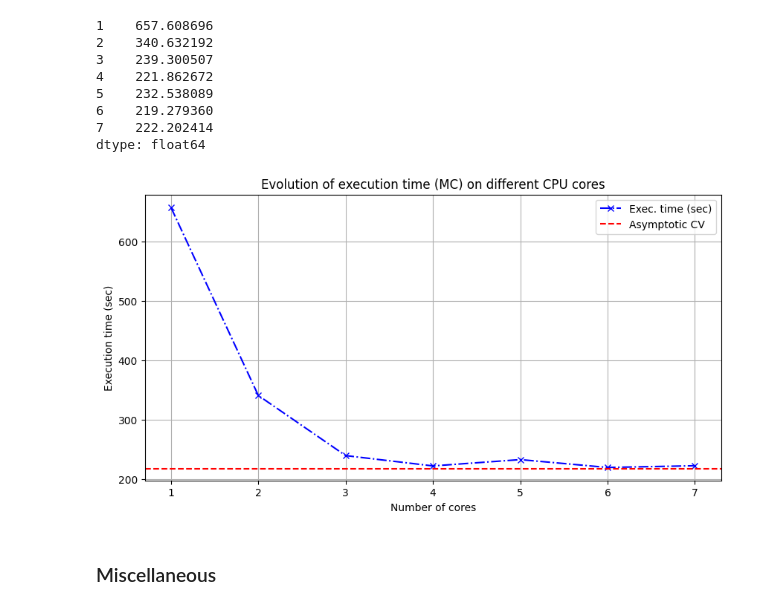
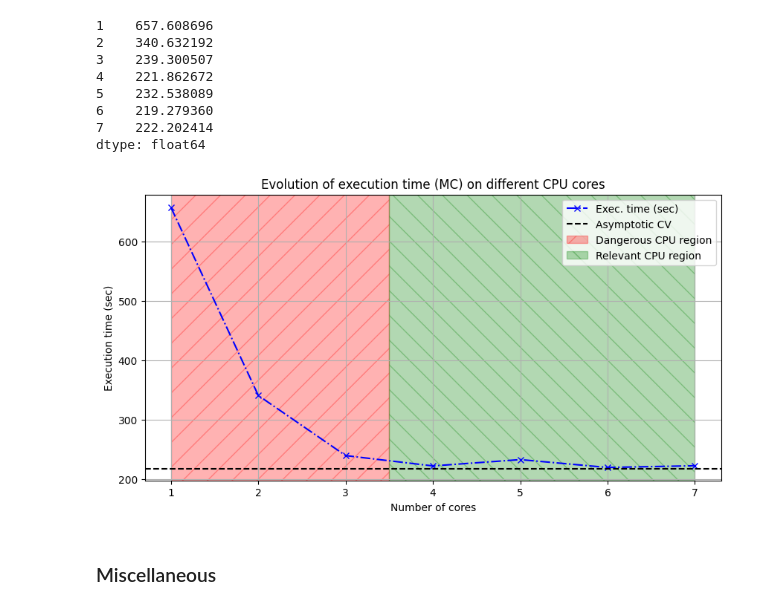
Before and after one commit to lcsrodriguez/CuttingEdge-Milliman, a Jupyter notebook: notebooks/pricers.ipynb, the cells around one changed output. Saved outputs shown, nothing was run; the diff lists cells and outputs as text; code cells hidden in the pictures.

Commit message:
Adding Deprecated warning on old notebook + Adding hatch on CPU regions

```diff
--- a/notebooks/pricers.ipynb
+++ b/notebooks/pricers.ipynb
@@ -177,9 +177,15 @@ Waiting 5
 Waiting 6
 ----> 7 cores:   222.20241403579712
 # %%
-# Retrieving execution time by number of cores
-d = pd.Series(d)
-d.to_pickle("../export/PARALLEL_MC_EXEC-TIMES.pkl")
+# SECURITY TRIGGER
+PERFORM_SIMULATION = False
+
+if PERFORM_SIMULATION:
+    # Retrieving execution time by number of cores
+    d = pd.Series(d)
+    d.to_pickle("../export/PARALLEL_MC_EXEC-TIMES.pkl")
+else:
+    d = pd.read_pickle("../export/PARALLEL_MC_EXEC-TIMES.pkl")
 d
 # %% [output]
 1    657.608696
@@ -192,14 +198,16 @@ d
 dtype: float64
 # %%
 _ = d.plot(label="Exec. time (sec)", ls="-.", marker="x")
-_ = plt.axhline(y = d.min() - 2, color="red", ls="--", label="Asymptotic CV")
+_ = plt.axhline(y = d.min() - 2, color="black", ls="--", label="Asymptotic CV")
+_ = plt.axvspan(xmin = 1, xmax = 3.5, color="red", alpha=0.3, label="Dangerous CPU region", hatch="/")
+_ = plt.axvspan(xmin = 3.5, xmax = 7, color="green", alpha=0.3, label="Relevant CPU region", hatch="\\")
 _ = plt.xlabel("Number of cores")
 _ = plt.ylabel("Execution time (sec)")
 _ = plt.grid()
 _ = plt.legend()
 _ = plt.title("Evolution of execution time (MC) on different CPU cores")
 # %% [output]
-[figure, old version]
+[figure, new version]
 # %% [markdown]
 ### Miscellaneous
 # %% [markdown]
```
Also changed, not shown: 1 other file.
